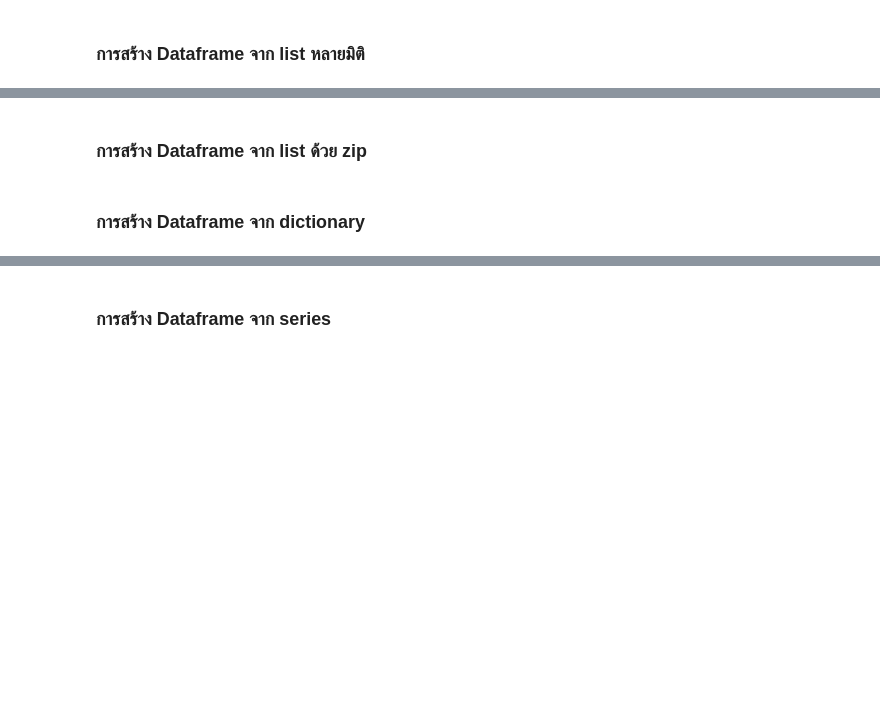
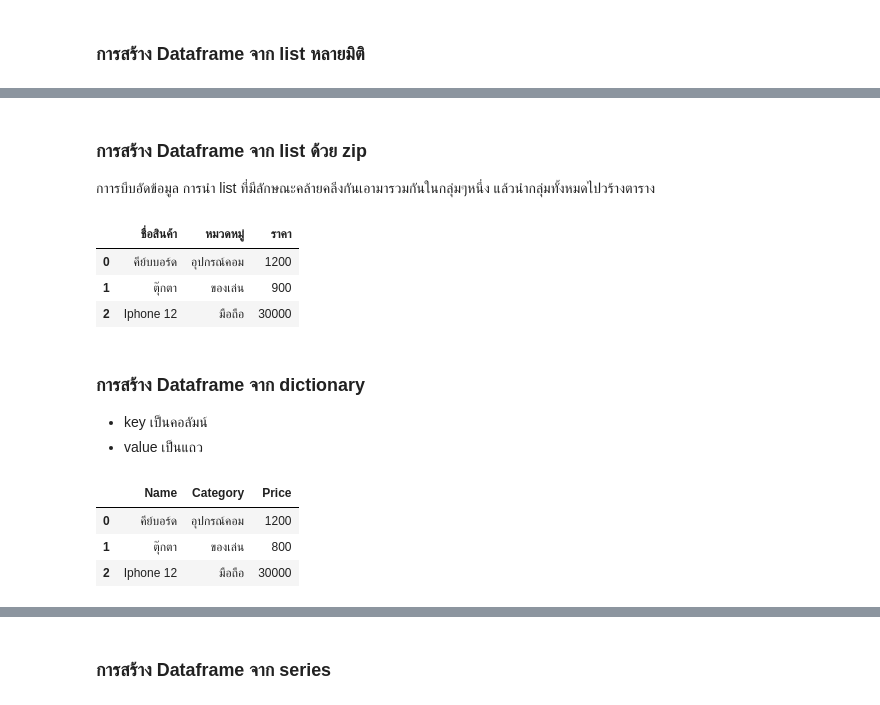
Before and after one commit to Aomaphisara/Python-basics, a Jupyter notebook: Pandas1.ipynb, the cells around one changed output, grey strips where cells are left out. Drawn from its saved outputs; the diff is of its cells as text; code cells hidden in the pictures; blank space fills up the shorter version.

```diff
--- a/Pandas1.ipynb
+++ b/Pandas1.ipynb
@@ -119,4 +164,29 @@ Dataframe เป็นโครงสร้างข้อมูลแบบ Arr
+# %% [markdown]
+### การสร้าง Dataframe จาก list ด้วย zip
+กาารบีบอัดข้อมูล การนำ list ที่มีลักษณะคล้ายคลีงกันเอามารวมกันในกลุ่มๆหนึ่ง แล้วนำกลุ่มทั้งหมดไปวร้างตาราง
+# %%
+name = ['คีย์บบอร์ด','ตุ๊กตา','Iphone 12']
+Category	= ['อุปกรณ์คอม','ของเล่น','มือถือ']
+Price = ['1200','900','30000']
+datas = list(zip(name,Category,Price))
+cols = ['ชื่อสินค้า','หมวดหมู่','ราคา']
+df2 = pd.DataFrame(datas,columns=cols)
+df2
+# %% [output]
+|  | ชื่อสินค้า | หมวดหมู่ | ราคา |
+| 0 | คีย์บบอร์ด | อุปกรณ์คอม | 1200 |
+| 1 | ตุ๊กตา | ของเล่น | 900 |
+| 2 | Iphone 12 | มือถือ | 30000 |
 # %% [markdown]
-### การสร้าง Dataframe จาก list ด้วย zip
+### การสร้าง Dataframe จาก dictionary
+- key เป็นคอลัมน์
+- value เป็นแถว
-# %% [markdown]
-### การสร้าง Dataframe จาก dictionary
+# %%
+datas1 = [{'Name':'คีย์บอร์ด','Category':'อุปกรณ์คอม','Price':1200},{'Name':'ตุ๊กตา','Category':'ของเล่น','Price':800},{'Name':'Iphone 12','Category':'มือถือ','Price':30000}]
+df3 = pd.DataFrame(datas1)
+df3
+# %% [output]
+|  | Name | Category | Price |
+| 0 | คีย์บอร์ด | อุปกรณ์คอม | 1200 |
+| 1 | ตุ๊กตา | ของเล่น | 800 |
+| 2 | Iphone 12 | มือถือ | 30000 |
```
Also changed, not shown: parts of 9 cells of this notebook.
